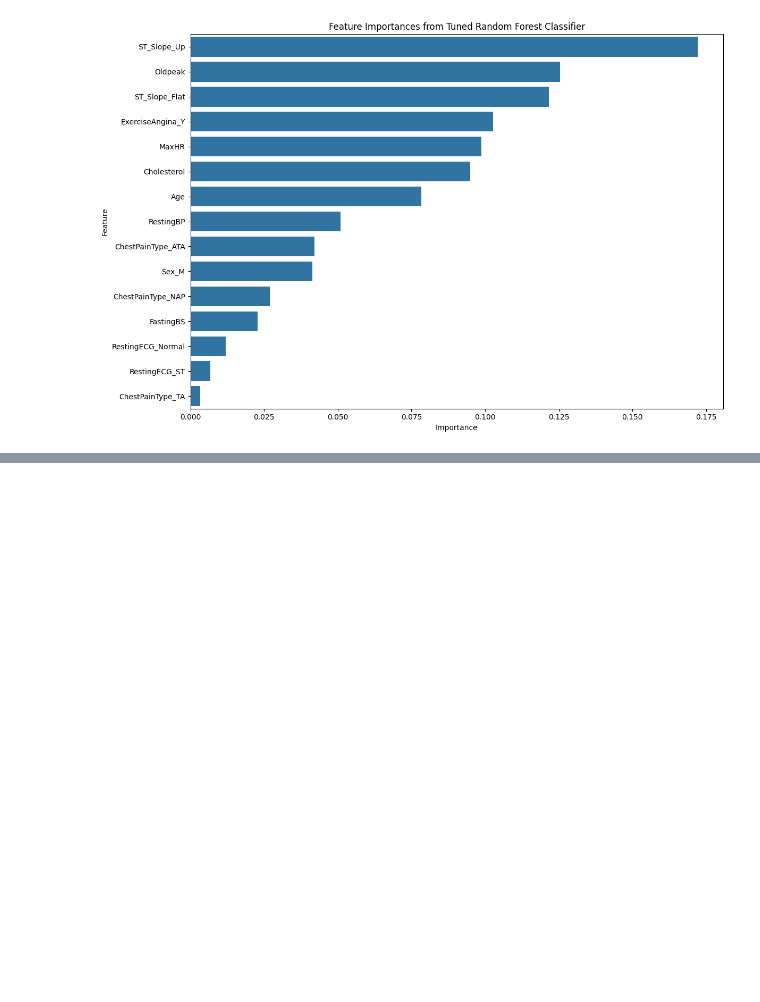
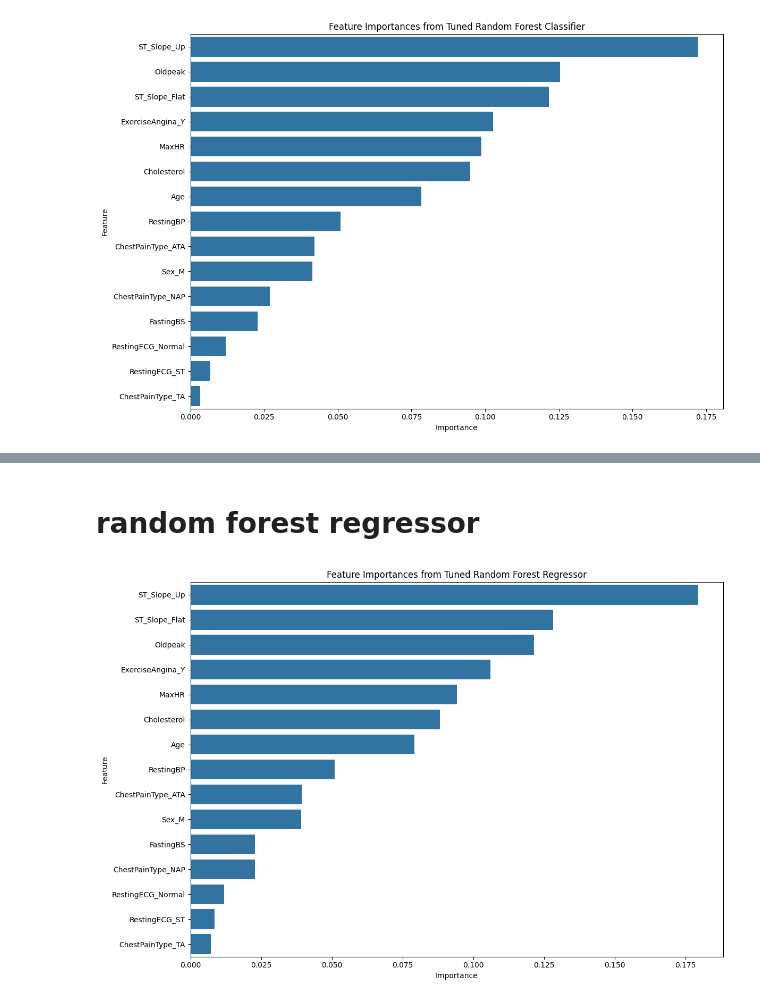
Before and after one commit to saim9211/Machine-Learning-Stuff, a Jupyter notebook: random_forest.ipynb, the cells around one changed output, grey strips where cells are left out. Saved outputs shown, nothing was run; the diff lists cells and outputs as text; code cells hidden in the pictures; blank space fills up the shorter version.

Commit message:
randomf regressor

```diff
--- a/random_forest.ipynb
+++ b/random_forest.ipynb
@@ -251,0 +301,32 @@ plt.show()
+# %% [markdown]
+# random forest regressor
+# %%
+import matplotlib.pyplot as plt
+import seaborn as sns
+import pandas as pd
+
+# Get feature importances from the best model found by GridSearchCV for Regressor
+feature_importances_reg = best_rf_reg.feature_importances_
+
+# Get feature names from the training data (x_train)
+feature_names_reg = x_train.columns
+
+# Create a DataFrame for better visualization
+importance_df_reg = pd.DataFrame({
+    'Feature': feature_names_reg,
+    'Importance': feature_importances_reg
+})
+
+# Sort the features by importance in descending order
+importance_df_reg = importance_df_reg.sort_values(by='Importance', ascending=False)
+
+# Visualize the feature importances
+plt.figure(figsize=(12, 8))
+sns.barplot(x='Importance', y='Feature', data=importance_df_reg)
+plt.title('Feature Importances from Tuned Random Forest Regressor')
+plt.xlabel('Importance')
+plt.ylabel('Feature')
+plt.tight_layout()
+plt.show()
+# %% [output]
+[figure, added]
```
Also changed, not shown: parts of 1 cell of this notebook.
